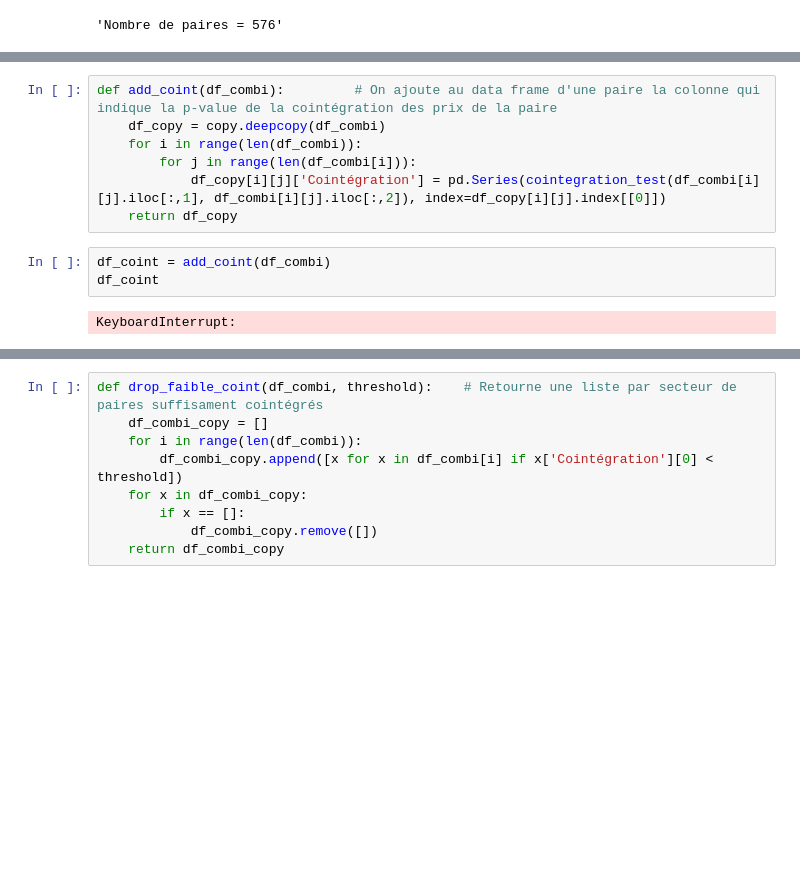
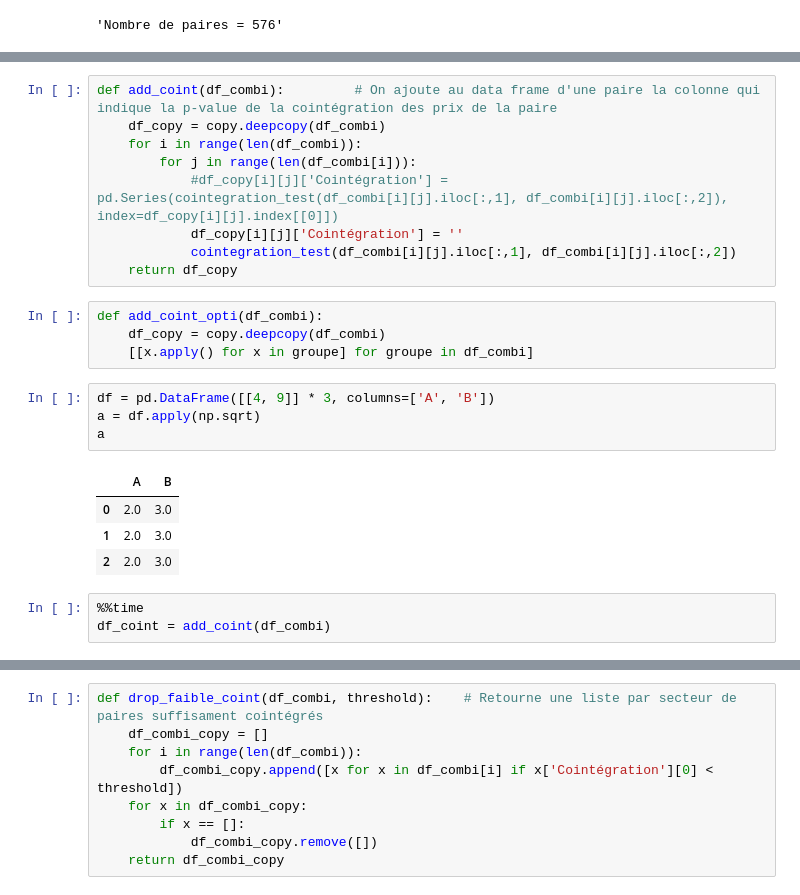
Before and after one commit to ArthurVinot/PI2, a Jupyter notebook: Code_Presentation.ipynb, the cells around one changed output, grey strips where cells are left out. Cells and saved outputs as stored; diff of their text form; blank space fills up the shorter version.

```diff
--- a/Code_Presentation.ipynb
+++ b/Code_Presentation.ipynb
@@ -408,10 +402,23 @@ def add_coint(df_combi):         # On ajoute au data frame d'une paire la colonn
     df_copy = copy.deepcopy(df_combi)
     for i in range(len(df_combi)):
         for j in range(len(df_combi[i])):
-            df_copy[i][j]['Cointégration'] = pd.Series(cointegration_test(df_combi[i][j].iloc[:,1], df_combi[i][j].iloc[:,2]), index=df_copy[i][j].index[[0]])
+            #df_copy[i][j]['Cointégration'] = pd.Series(cointegration_test(df_combi[i][j].iloc[:,1], df_combi[i][j].iloc[:,2]), index=df_copy[i][j].index[[0]])
+            df_copy[i][j]['Cointégration'] = ''
+            cointegration_test(df_combi[i][j].iloc[:,1], df_combi[i][j].iloc[:,2])
     return df_copy
+# %%
+def add_coint_opti(df_combi):
+    df_copy = copy.deepcopy(df_combi)
+    [[x.apply() for x in groupe] for groupe in df_combi]
+# %%
+df = pd.DataFrame([[4, 9]] * 3, columns=['A', 'B'])
+a = df.apply(np.sqrt)
+a
+# %% [output]
+|  | A | B |
+| 0 | 2.0 | 3.0 |
+| 1 | 2.0 | 3.0 |
+| 2 | 2.0 | 3.0 |
 # %%
+%%time
 df_coint = add_coint(df_combi)
-df_coint
-# %% [output]
-KeyboardInterrupt:
```
Also changed, not shown: parts of 20 cells of this notebook.
